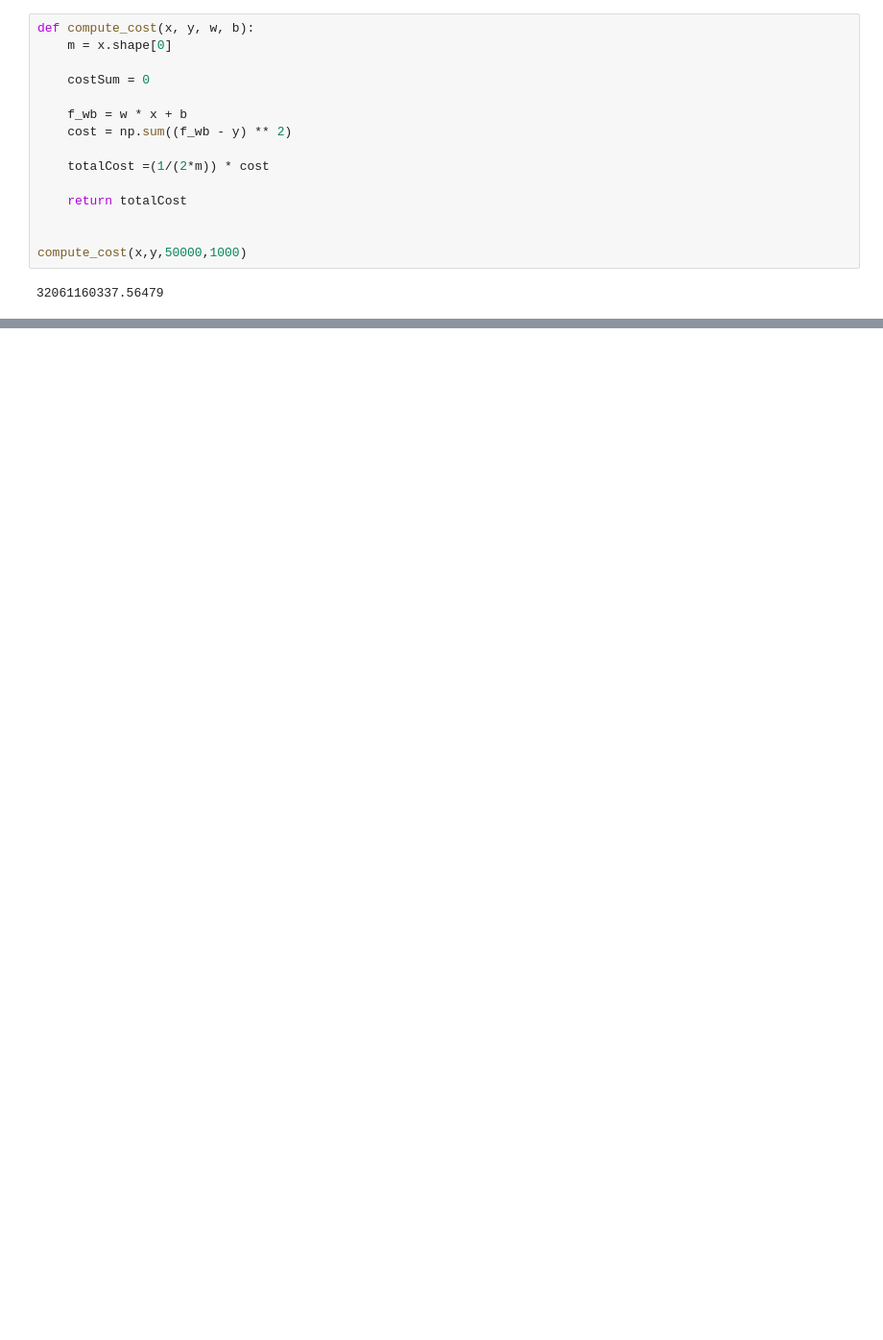
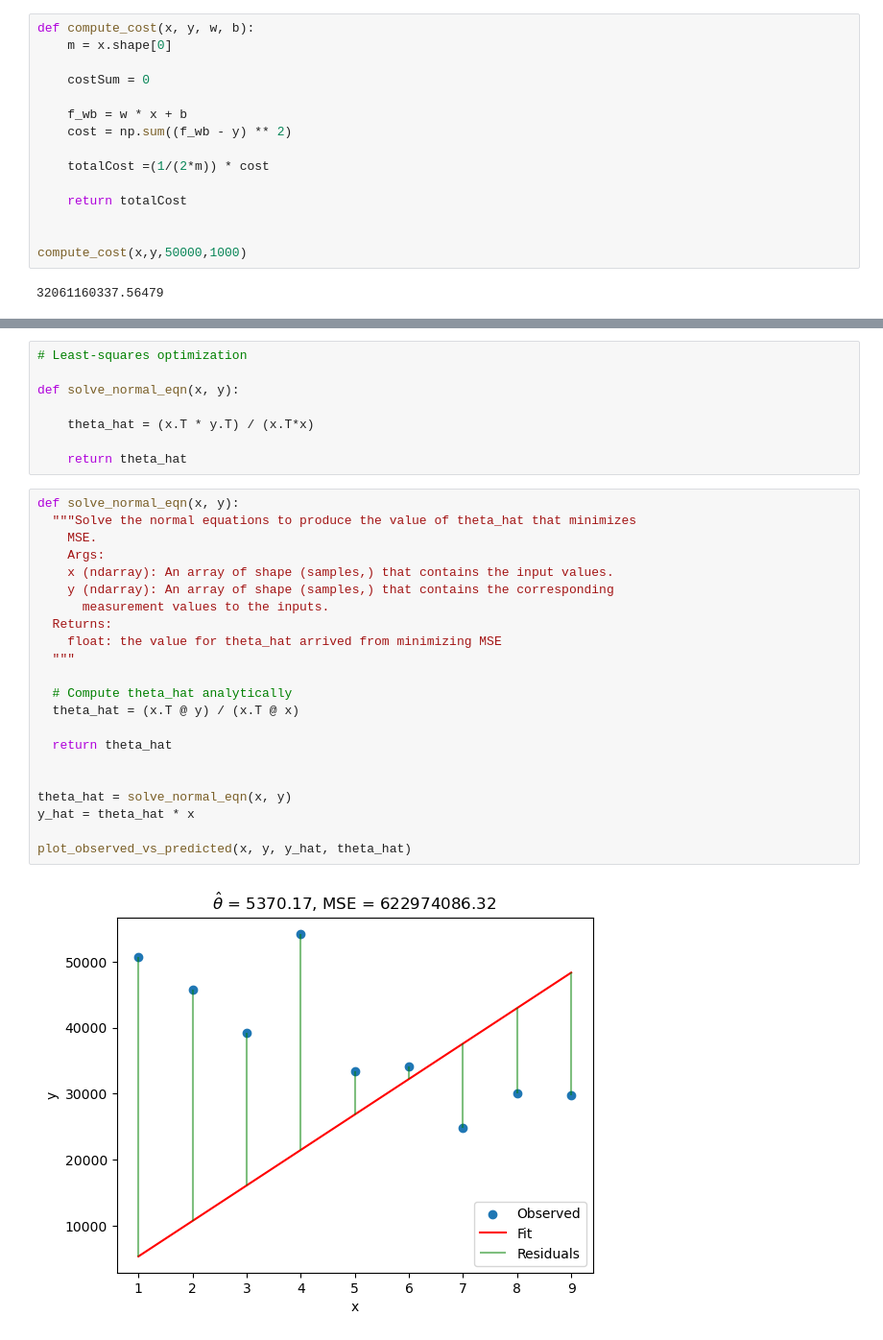
Before and after one commit to ivonnerubio/Supervised_Learning, a Jupyter notebook: Linear.ipynb, the cells around one changed output, grey strips where cells are left out. Shown: that part at 96% size. Saved outputs shown, nothing was run; the diff lists cells and outputs as text; blank space fills up the shorter version.

```diff
--- a/Linear.ipynb
+++ b/Linear.ipynb
@@ -88,0 +152,32 @@ compute_cost(x,y,50000,1000)
+# %%
+# Least-squares optimization
+
+def solve_normal_eqn(x, y):
+
+    theta_hat = (x.T * y.T) / (x.T*x)
+
+    return theta_hat
+# %%
+def solve_normal_eqn(x, y):
+  """Solve the normal equations to produce the value of theta_hat that minimizes
+    MSE.
+    Args:
+    x (ndarray): An array of shape (samples,) that contains the input values.
+    y (ndarray): An array of shape (samples,) that contains the corresponding
+      measurement values to the inputs.
+  Returns:
+    float: the value for theta_hat arrived from minimizing MSE
+  """
+
+  # Compute theta_hat analytically
+  theta_hat = (x.T @ y) / (x.T @ x)
+
+  return theta_hat
+
+
+theta_hat = solve_normal_eqn(x, y)
+y_hat = theta_hat * x
+
+plot_observed_vs_predicted(x, y, y_hat, theta_hat)
+# %% [output]
+[figure, added]
```
Also changed, not shown: parts of 5 cells of this notebook.
